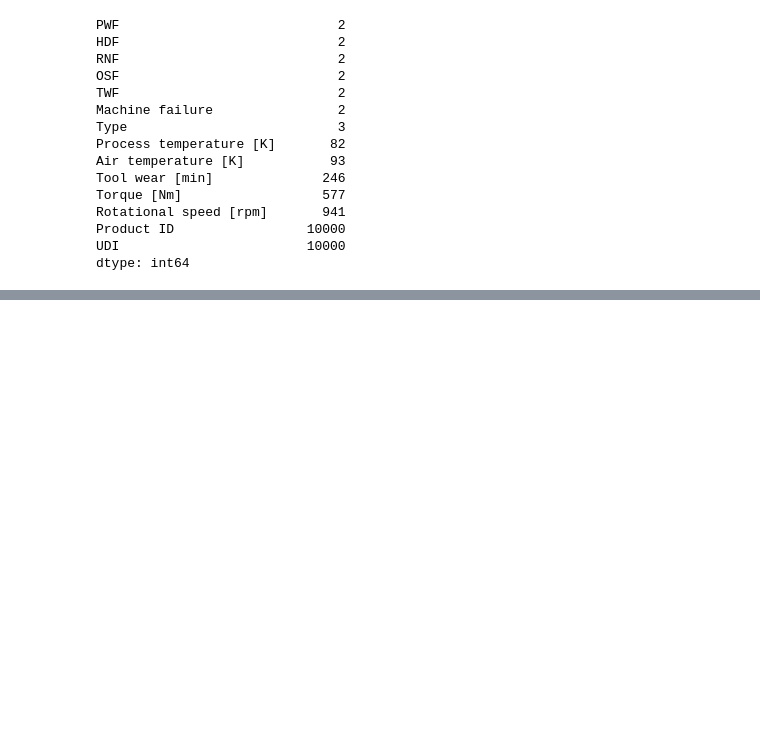
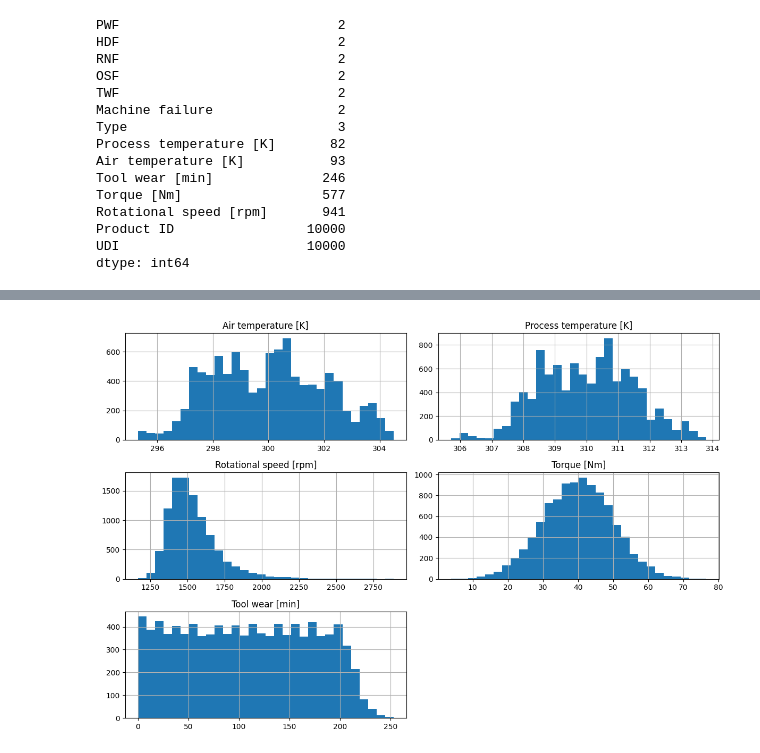
Before and after one commit to josemarin-create/predictive_maintenance_project, a Jupyter notebook: notebooks/01_datos.ipynb, the cells around one changed output, grey strips where cells are left out. Saved outputs shown, nothing was run; the diff lists cells and outputs as text; code cells hidden in the pictures; blank space fills up the shorter version.

```diff
--- a/notebooks/01_datos.ipynb
+++ b/notebooks/01_datos.ipynb
@@ -200,0 +244,10 @@ Las variables de temperatura, velocidad, torque y desgaste son numericas y repre
+# %%
+numeric_features = [
+    "Air temperature [K]",
+    "Process temperature [K]",
+    "Rotational speed [rpm]",
+    "Torque [Nm]",
+    "Tool wear [min]"
+]
+
+numeric_features
@@ -200,0 +272,10 @@ Las variables de temperatura, velocidad, torque y desgaste son numericas y repre
+# %%
+df[numeric_features].hist(
+    figsize=(12, 8),
+    bins=30
+)
+
+plt.tight_layout()
+plt.show()
+# %% [output]
+[figure, added]
```
Also changed, not shown: parts of 44 cells of this notebook.
